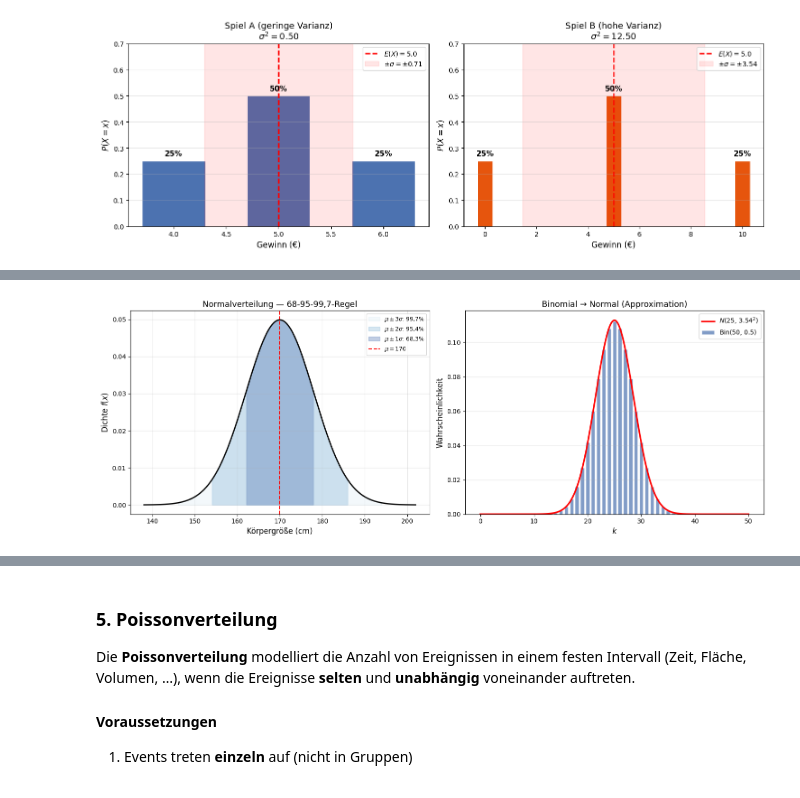
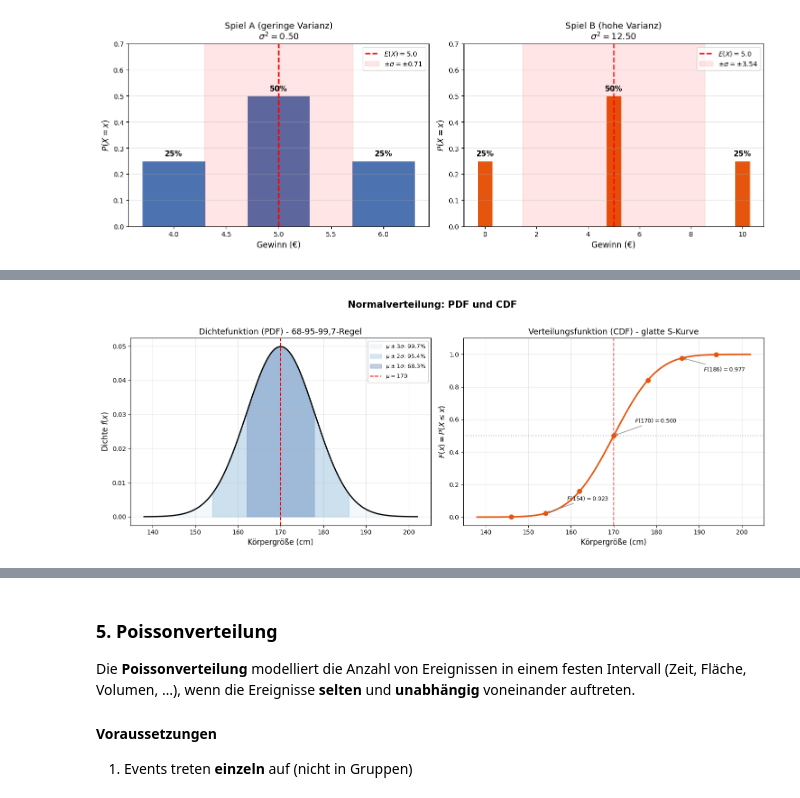
Before and after one commit to Officialstjp/python-math, a Jupyter notebook: Foundations/08_Statistik_und_Wahrscheinlichkeit/04_Verteilungen.ipynb, the cells around one changed output, grey strips where cells are left out. Drawn from its saved outputs; the diff is of its cells as text; code cells hidden in the pictures.

```diff
--- a/Foundations/08_Statistik_und_Wahrscheinlichkeit/04_Verteilungen.ipynb
+++ b/Foundations/08_Statistik_und_Wahrscheinlichkeit/04_Verteilungen.ipynb
@@ -348,22 +436,25 @@ Normal_Config = {
 }
 
 # ============================================================
-# VISUALISIERUNG - σ-Bänder + Binomial-Approximation
+# VISUALISIERUNG - PDF, CDF und Binomial-Approximation
 # ============================================================
 
 def visualisiere_normalverteilung(config):
-    """Zeigt die Normalverteilung mit σ-Bändern und die Binomial-Approximation."""
+    """Zeigt die Normalverteilung: PDF mit σ-Bändern, CDF und Binomial-Approximation."""
     mu, sigma = config["mu"], config["sigma"]
+
+    # --- Zeile 1: PDF (Dichtefunktion) und CDF (Verteilungsfunktion) ---
     fig, axes = plt.subplots(1, 2, figsize=(15, 5.5))
 
-    # --- Links: Glockenkurve mit σ-Bändern ---
+    x = np.linspace(mu - 4 * sigma, mu + 4 * sigma, 500)
+    y_pdf = stats.norm.pdf(x, mu, sigma)
+    y_cdf = stats.norm.cdf(x, mu, sigma)
+
+    # --- Links: Glockenkurve mit σ-Bändern (PDF) ---
     ax = axes[0]
-    x = np.linspace(mu - 4 * sigma, mu + 4 * sigma, 500)
-    y = stats.norm.pdf(x, mu, sigma)
+    ax.plot(x, y_pdf, "k-", linewidth=2)
 
-    ax.plot(x, y, "k-", linewidth=2)
-
-    # σ-Bänder einfärben
+    # σ-Bänder einfärben (von außen nach innen, damit Legende stimmt)
     baender = [
         (1, "#4C72B0", 0.35, r"$\mu \pm 1\sigma$: 68,3%"),
         (2, "#3182BD", 0.20, r"$\mu \pm 2\sigma$: 95,4%"),
@@ -372,41 +463,99 @@ def visualisiere_normalverteilung(config):
 
     for k_sigma, farbe, alpha, label in reversed(baender):
         maske = (x >= mu - k_sigma * sigma) & (x <= mu + k_sigma * sigma)
-        ax.fill_between(x[maske], y[maske], alpha=alpha, color=farbe, label=label)
+        ax.fill_between(x[maske], y_pdf[maske], alpha=alpha, color=farbe, label=label)
 
     ax.axvline(mu, color="red", linestyle="--", linewidth=1.5, label=f"$\\mu = {mu}$")
 
     ax.set_xlabel(config["label"], fontsize=12)
     ax.set_ylabel("Dichte $f(x)$", fontsize=12)
-    ax.set_title("Normalverteilung - 68-95-99,7-Regel", fontsize=13)
+    ax.set_title("Dichtefunktion (PDF) - 68-95-99,7-Regel", fontsize=13)
     ax.legend(fontsize=9, loc="upper right")
     ax.grid(True, alpha=0.3)
 
-    # --- Rechts: Binomial-Approximation ---
+    # --- Rechts: CDF (Verteilungsfunktion) ---
     ax = axes[1]
+    ax.plot(x, y_cdf, color="#E6550D", linewidth=2.5)
+    ax.axhline(0.5, color="gray", linestyle=":", alpha=0.5)
+    ax.axvline(mu, color="red", linestyle="--", linewidth=1.5, alpha=0.6)
+
+    # σ-Grenzen als Punkte markieren
+    sigma_punkte = [-3, -2, -1, 0, 1, 2, 3]
+    for s_mult in sigma_punkte:
+        x_val = mu + s_mult * sigma
+        y_val = stats.norm.cdf(x_val, mu, sigma)
+        ax.scatter(x_val, y_val, color="#E6550D", s=50, zorder=5)
+        # Beschriftung nur für ausgewählte Punkte
+        if s_mult in [-2, 0, 2]:
+            ax.annotate(f"$F({x_val:.0f}) = {y_val:.3f}$",
+                        xy=(x_val, y_val),
+                        xytext=(x_val + 5, y_val + 0.08 * (-1 if s_mult > 0 else 1)),
+                        fontsize=9, arrowprops=dict(arrowstyle="->", color="gray", lw=1))
+
+    ax.set_xlabel(config["label"], fontsize=12)
+    ax.set_ylabel("$F(x) = P(X \\leq x)$", fontsize=12)
+    ax.set_title("Verteilungsfunktion (CDF) - glatte S-Kurve", fontsize=13)
+    ax.set_ylim(-0.05, 1.1)
+    ax.grid(True, alpha=0.3)
+
+    fig.suptitle("Normalverteilung: PDF und CDF",
+                 fontsize=15, fontweight="bold", y=1.02)
+    plt.tight_layout()
+    plt.show()
+
+    # --- Zeile 2: Binomial-Approximation ---
+    fig2, axes2 = plt.subplots(1, 2, figsize=(15, 5.5))
+
     n, p = config["binomial_n"], config["binomial_p"]
     k = np.arange(0, n + 1)
     binom_pmf = np.array([comb(n, ki) * p**ki * (1 - p)**(n - ki) for ki in k])
+    binom_cdf = np.cumsum(binom_pmf)
 
     mu_b = n * p
     sigma_b = np.sqrt(n * p * (1 - p))
     x_norm = np.linspace(0, n, 300)
-    y_norm = stats.norm.pdf(x_norm, mu_b, sigma_b)
+    y_norm_pdf = stats.norm.pdf(x_norm, mu_b, sigma_b)
+    y_norm_cdf = stats.norm.cdf(x_norm, mu_b, sigma_b)
 
+    # Links: PMF vs PDF
+    ax = axes2[0]
     ax.bar(k, binom_pmf, color="#4C72B0", edgecolor="white", width=0.7, alpha=0.7,
-           label=f"$\\mathrm{{Bin}}({n},\\, {p})$")
-    ax.plot(x_norm, y_norm, "r-", linewidth=2.5,
-            label=f"$N({mu_b:.0f},\\, {sigma_b:.2f}^2)$")
+           label=f"$\\mathrm{{Bin}}({n},\\, {p})$ PMF")
+    ax.plot(x_norm, y_norm_pdf, "r-", linewidth=2.5,
+            label=f"$N({mu_b:.0f},\\, {sigma_b:.2f}^2)$ PDF")
 
     ax.set_xlabel("$k$", fontsize=12)
-    ax.set_ylabel("Wahrscheinlichkeit", fontsize=12)
-    ax.set_title("Binomial → Normal (Approximation)", fontsize=13)
+    ax.set_ylabel("Wahrscheinlichkeit / Dichte", fontsize=12)
+    ax.set_title("PMF → PDF: Balken werden zur Kurve", fontsize=13)
     ax.legend(fontsize=10)
     ax.grid(True, alpha=0.3, axis="y")
 
+    # Rechts: CDF vs CDF
+    ax = axes2[1]
+    # Binomial-CDF als Treppenfunktion
+    for i in range(len(k)):
+        x_start = k[i] - 0.5
+        x_end = k[i] + 0.5 if i < len(k) - 1 else k[i] + 1
+        label = f"$\\mathrm{{Bin}}({n},\\, {p})$ CDF" if i == 0 else None
+        ax.hlines(binom_cdf[i], x_start, x_end, color="#4C72B0", linewidth=1.5,
+                  alpha=0.7, label=label)
+
+    # Normal-CDF als glatte Kurve
+    ax.plot(x_norm, y_norm_cdf, "r-", linewidth=2.5,
+            label=f"$N({mu_b:.0f},\\, {sigma_b:.2f}^2)$ CDF")
+
+    ax.set_xlabel("$k$ / $x$", fontsize=12)
+    ax.set_ylabel("$F(x) = P(X \\leq x)$", fontsize=12)
+    ax.set_title("CDF: Treppe wird zur S-Kurve", fontsize=13)
+    ax.legend(fontsize=10)
+    ax.set_ylim(-0.05, 1.1)
+    ax.grid(True, alpha=0.3)
+
+    fig2.suptitle(f"Binomial → Normal: Die diskrete Verteilung wird stetig (n={n})",
+                  fontsize=14, fontweight="bold", y=1.02)
     plt.tight_layout()
     plt.show()
 
 visualisiere_normalverteilung(Normal_Config)
 # %% [output]
-[figure, old version]
+[figure, new version]
```
Also changed, not shown: parts of 6 cells of this notebook, 5 other files.
